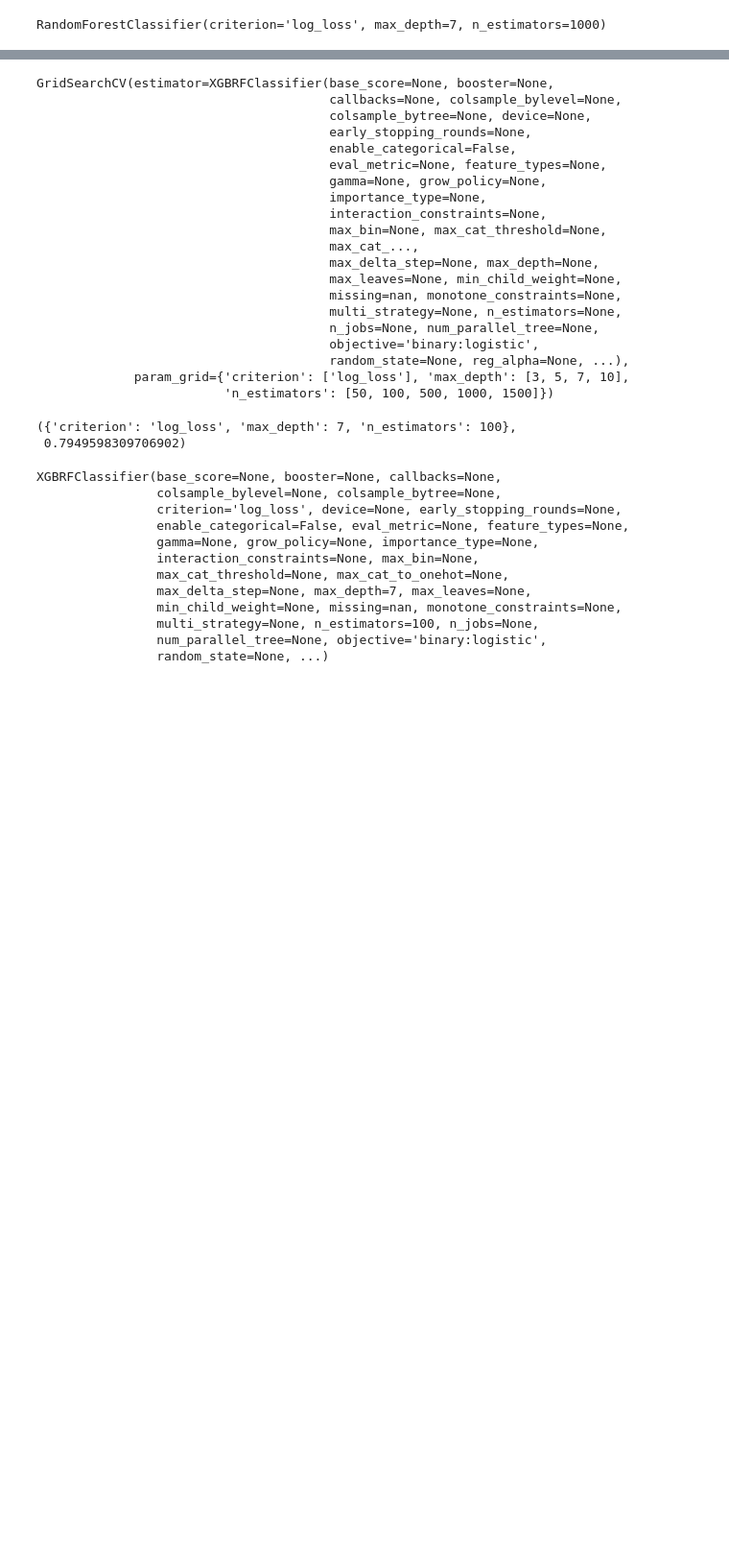
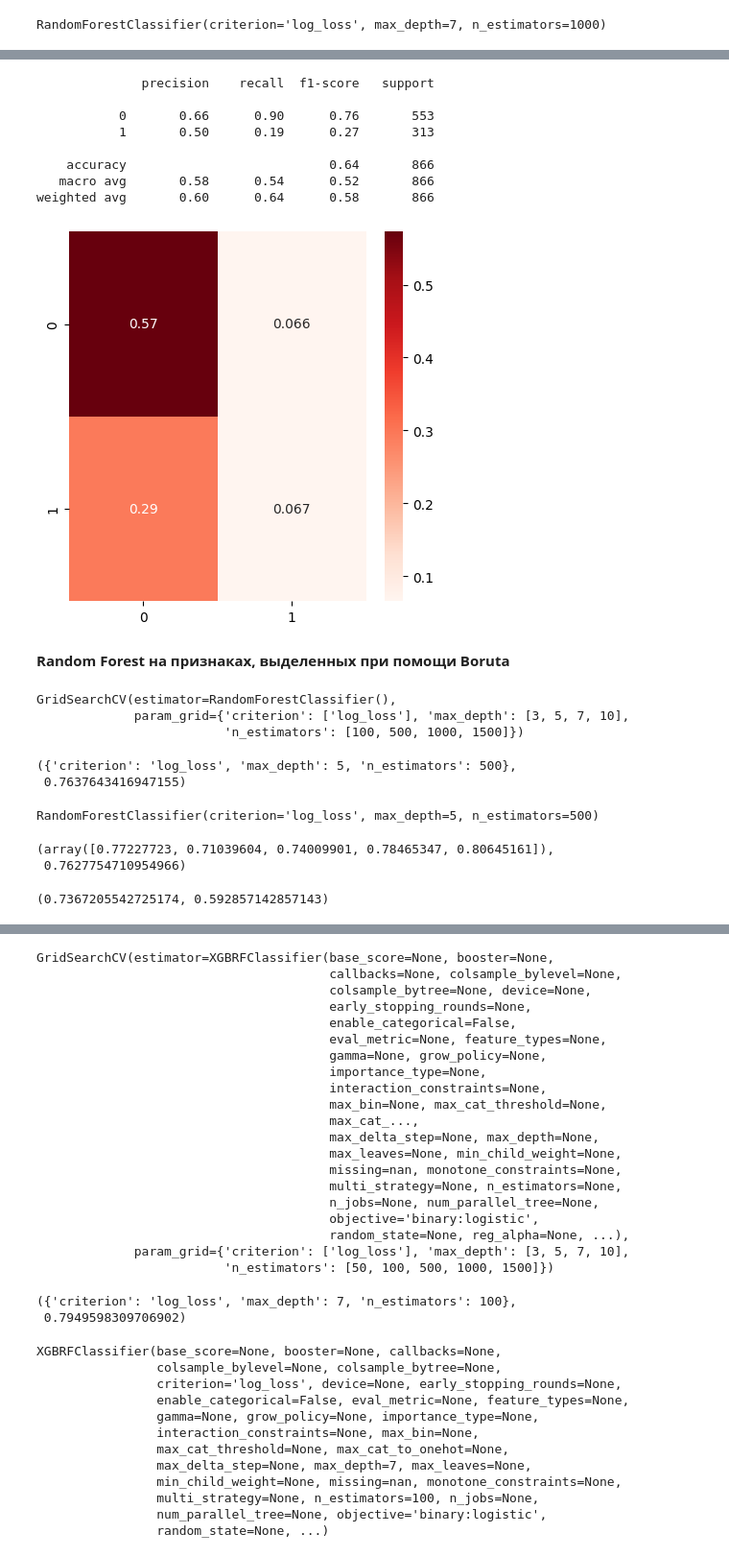
Before and after one commit to SadGosling/Prediction_of_metabolic_syndrome, a Jupyter notebook: Attempt_1.ipynb, the cells around one changed output, grey strips where cells are left out. Shown: that part at 96% size. Drawn from its saved outputs; the diff is of its cells as text; code cells hidden in the pictures; blank space fills up the shorter version.

```diff
--- a/Attempt_1.ipynb
+++ b/Attempt_1.ipynb
@@ -218,0 +373,20 @@ accuracy_score(y_test, rfc_best.predict(x_test_imp)), f1_score(y_test, rfc_best.
+# %%
+def report(y_true, y_pred):
+  print(classification_report(y_true, y_pred))
+  cm = confusion_matrix(y_true, y_pred, normalize="all")
+  plt.figure(figsize=(5,5))
+  sns.heatmap(cm, annot=True, cmap="Reds")
+# %%
+report(y_test, rfc_best_pca.predict(x_test_reduced))
+# %% [output]
+              precision    recall  f1-score   support
+
+           0       0.66      0.90      0.76       553
+           1       0.50      0.19      0.27       313
+
+    accuracy                           0.64       866
+   macro avg       0.58      0.54      0.52       866
+weighted avg       0.60      0.64      0.58       866
+[figure, added]
+# %% [markdown]
+**Random Forest на признаках, выделенных при помощи Boruta**
@@ -218,0 +396,29 @@ accuracy_score(y_test, rfc_best.predict(x_test_imp)), f1_score(y_test, rfc_best.
+# %%
+parameters = {'criterion':['log_loss'], 'max_depth':[3, 5, 7, 10], 'n_estimators':[100, 500, 1000, 1500]}
+rfc = RandomForestClassifier()
+clf = GridSearchCV(rfc, parameters)
+clf.fit(x_train_boruta, y_train)
+# %% [output]
+GridSearchCV(estimator=RandomForestClassifier(),
+             param_grid={'criterion': ['log_loss'], 'max_depth': [3, 5, 7, 10],
+                         'n_estimators': [100, 500, 1000, 1500]})
+# %%
+clf.best_params_, clf.best_score_
+# %% [output]
+({'criterion': 'log_loss', 'max_depth': 5, 'n_estimators': 500},
+ 0.7637643416947155)
+# %%
+rfc_best_boruta = RandomForestClassifier(n_estimators = 500, max_depth = 5, criterion='log_loss')
+rfc_best_boruta.fit(x_train_boruta, y_train)
+# %% [output]
+RandomForestClassifier(criterion='log_loss', max_depth=5, n_estimators=500)
+# %%
+cv_results = cross_val_score(rfc_best_boruta, x_train_boruta, y_train)
+cv_results, cv_results.mean()
+# %% [output]
+(array([0.77227723, 0.71039604, 0.74009901, 0.78465347, 0.80645161]),
+ 0.7627754710954966)
+# %%
+accuracy_score(y_test, rfc_best_boruta.predict(x_test_boruta)), f1_score(y_test, rfc_best_boruta.predict(x_test_boruta))
+# %% [output]
+(0.7367205542725174, 0.592857142857143)
```
Also changed, not shown: parts of 70 cells of this notebook.
